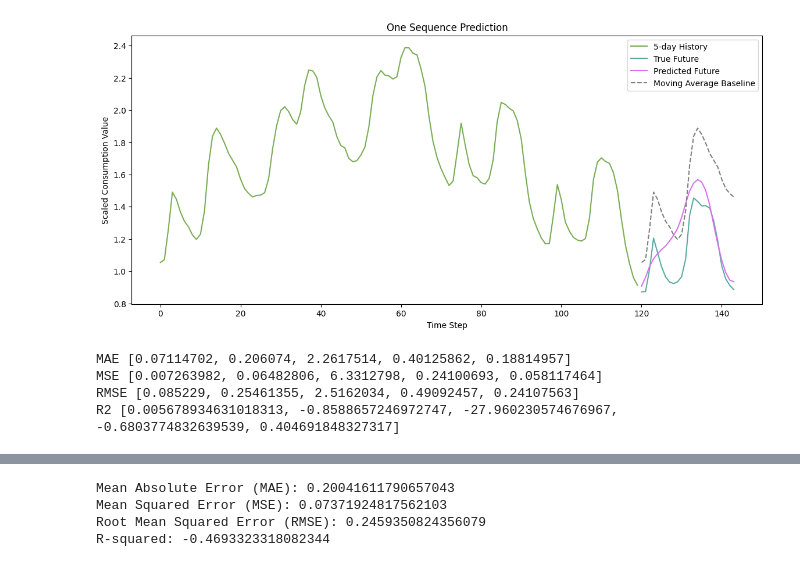
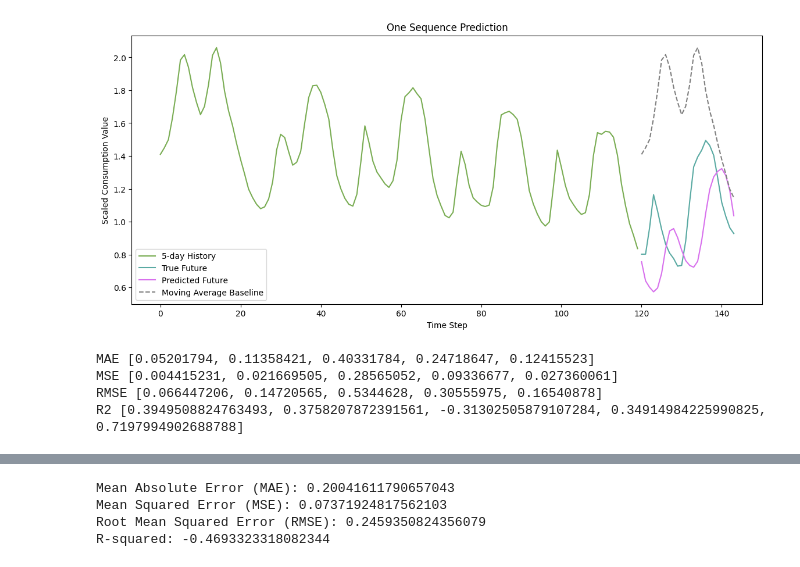
Before and after one commit to andershc/Consumption-LSTM, a Jupyter notebook: ANEO-LSTM.ipynb, the cells around one changed output, grey strips where cells are left out. Drawn from its saved outputs; the diff is of its cells as text; code cells hidden in the pictures.

```diff
--- a/ANEO-LSTM.ipynb
+++ b/ANEO-LSTM.ipynb
@@ -181,11 +214,12 @@ import matplotlib.dates as mdates
 from datetime import datetime, timedelta
 
 X_test_seq = X_test_seq.to(device)
+future_temps_test = future_temps_test.to(device)
 
 # Make predictions on the test set
 model.eval()
 with torch.no_grad():
-    y_pred = model(X_test_seq)
+    y_pred = model(X_test_seq, future_temps_test)
 
 
 # Convert predictions and actual values to numpy arrays for calculation
@@ -341,31 +375,31 @@ plt.legend(loc='upper right')
 # %%
-sequence_nr = 4*24  # 4 days * 24 hours
+sequence_nr = 19*24  # 4 days * 24 hours
 
 # Create a rolling mean baseline using rolling() and mean() from the test data filtered to just use the selected sequence
 rolling_mean_values = pd.Series(scaled_data[train_size+sequence_nr:train_size+sequence_nr+pred_length, 0]).rolling(window=1).mean()
 
 # Convert X_test_seq[sequence_nr] to numpy array if it's a tensor on a non-CPU device
 X_test_seq_cpu = X_test_seq[sequence_nr].cpu().numpy()
 
 # Convert y_test_seq[sequence_nr] to numpy array if it's a tensor on a non-CPU device
 y_test_seq_cpu = y_test_seq[sequence_nr].cpu().numpy()
 
 # Convert y_pred[sequence_nr] to numpy array if it's a tensor on a non-CPU device
 y_pred_cpu = y_pred[sequence_nr].cpu().numpy()
 
 # Plot a graph showing the predicted value of one sequence and the actual values for the next 24 hours with the 5-day history
 plt.figure(figsize=(14, 6))
 plt.plot(range(seq_length), X_test_seq_cpu[:, 0], label='5-day History', color='#7AAD54')
 plt.plot(range(seq_length, seq_length+pred_length), y_test_seq_cpu, label='True Future', color='#5AAAA3')
 plt.plot(range(seq_length, seq_length+pred_length), y_pred_cpu, label='Predicted Future', color='#D871ED')
 plt.plot(range(seq_length, seq_length+pred_length), rolling_mean_values, linestyle='--', label='Moving Average Baseline', color='gray')
 plt.legend()
 plt.title('One Sequence Prediction')
 plt.xlabel('Time Step')
 plt.ylabel('Scaled Consumption Value')
 plt.show()
 # %% [output]
-[figure, old version]
+[figure, new version]
 # %%
 # Time series split
 from sklearn.model_selection import TimeSeriesSplit
@@ -377,7 +411,7 @@ mse_TSS = []
 rmse_TSS = []
 r2_TSS = []
 
-X, y = create_sequences(scaled_data, seq_length, pred_length)
+X, future_temps, y = create_sequences(scaled_data, seq_length, pred_length)
 
 training_data_list = []
 y_pred_np_list = []
@@ -385,31 +419,29 @@ y_test_np_list = []
 
 for train_index, test_index in tscv.split(X):
     cv_train, cv_test = X[train_index], X[test_index]
+    cv_train_temps, cv_test_temps = future_temps[train_index], future_temps[test_index]
     cv_train_target, cv_test_target = y[train_index], y[test_index]
 
-    # Create DataLoader
-    batch_size = 64  # You can adjust this based on memory availability
-    cv_train_dataset = TensorDataset(cv_train, cv_train_target)
-    cv_train_loader = DataLoader(cv_train_dataset, batch_size=batch_size, shuffle=True)
-
-    cv_test_dataset = TensorDataset(cv_test, cv_test_target)
-    cv_test_loader = DataLoader(cv_test_dataset, batch_size=batch_size, shuffle=False)
+    cv_train_loader, cv_test_loader = create_lstm_data_loaders(cv_train, future_temps[train_index], cv_train_target, cv_test, future_temps[test_index], cv_test_target, batch_size)
 
     # Initialize the model, criterion, optimizer, and scheduler
     input_dim = 2
+    temp_input_dim = pred_length
     hidden_dim = 100
     num_layers = 2
     output_dim = 1
-    model, criterion, optimizer, scheduler = initialize_lstm_model(input_dim, hidden_dim, num_layers, output_dim, pred_length, device)
+    model, criterion, optimizer, scheduler = initialize_lstm_model(input_dim, hidden_dim, num_layers, output_dim, pred_length, temp_input_dim, device)
 
     # Train the model
     num_epochs = 50
     trainer = train_lstm_model(model, criterion, optimizer, scheduler, cv_train_loader, cv_test_loader, num_epochs)
 
     # Make predictions on the test set
+    cv_test = cv_test.to(device)
+    cv_test_temps = cv_test_temps.to(device)
     model.eval()
     with torch.no_grad():
-        y_pred = model(cv_test)
+        y_pred = model(cv_test, cv_test_temps)
 
     # Convert predictions and actual values to numpy arrays for calculation
     y_pred_np = y_pred.cpu().numpy()
@@ -431,8 +463,8 @@ print("MSE", mse_TSS)
 print("RMSE", rmse_TSS)
 print("R2", r2_TSS)
 # %% [output]
-MAE [0.07114702, 0.206074, 2.2617514, 0.40125862, 0.18814957]
-MSE [0.007263982, 0.06482806, 6.3312798, 0.24100693, 0.058117464]
-RMSE [0.085229, 0.25461355, 2.5162034, 0.49092457, 0.24107563]
-R2 [0.005678934631018313, -0.8588657246972747, -27.960230574676967, -0.6803774832639539, 0.404691848327317]
+MAE [0.05201794, 0.11358421, 0.40331784, 0.24718647, 0.12415523]
+MSE [0.004415231, 0.021669505, 0.28565052, 0.09336677, 0.027360061]
+RMSE [0.066447206, 0.14720565, 0.5344628, 0.30555975, 0.16540878]
+R2 [0.3949508824763493, 0.3758207872391561, -0.31302505879107284, 0.34914984225990825, 0.7197994902688788]
 # %%
```
Also changed, not shown: parts of 12 cells of this notebook, 25 other files.
